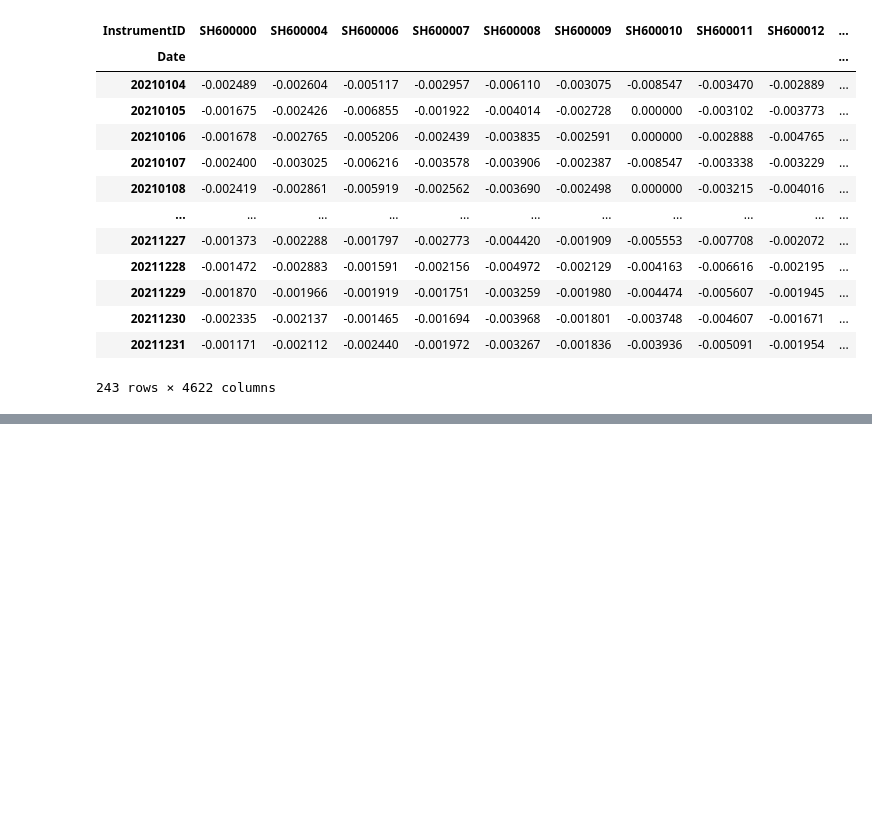
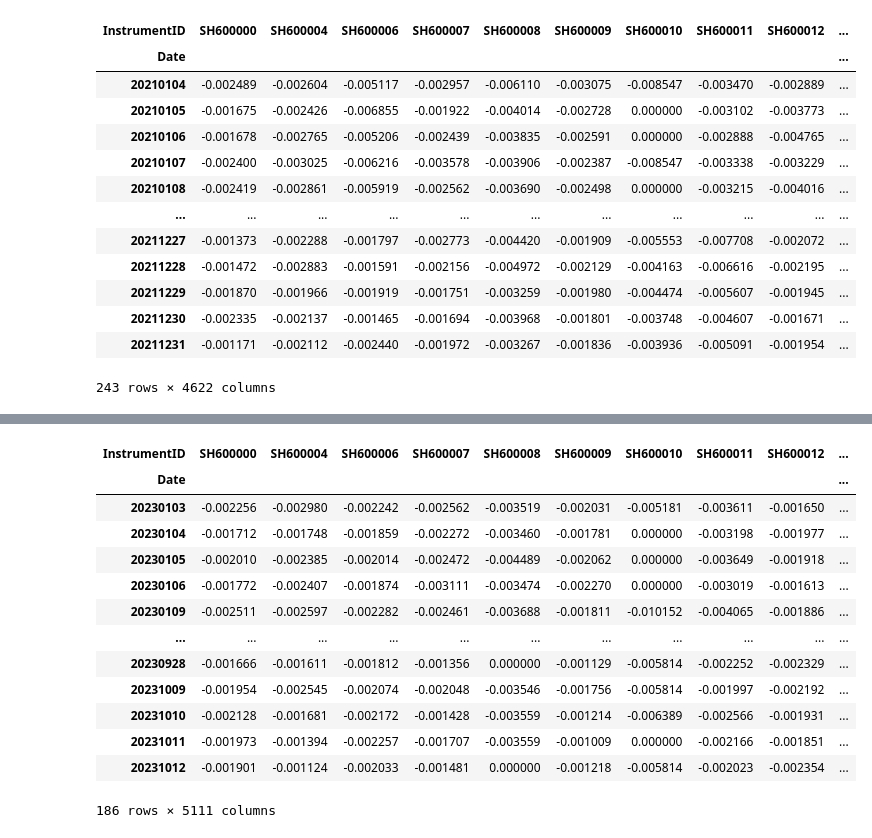
Before and after one commit to ForestMayJun/Quant, a Jupyter notebook: minute_alpha/alpha_interday_cVar.ipynb, the cells around one changed output, grey strips where cells are left out. Cells and saved outputs as stored; diff of their text form; code cells hidden in the pictures; blank space fills up the shorter version.

```diff
--- a/minute_alpha/alpha_interday_cVar.ipynb
+++ b/minute_alpha/alpha_interday_cVar.ipynb
@@ -92,0 +111,18 @@ f2
+# %%
+cvar_neg = min_data_cVaR(open2023)
+cvar_neg
+# %% [output]
+| InstrumentID | SH600000 | SH600004 | SH600006 | SH600007 | SH600008 | SH600009 | SH600010 | SH600011 | SH600012 | ... |
+| Date |  |  |  |  |  |  |  |  |  | ... |
+| 20230103 | -0.002256 | -0.002980 | -0.002242 | -0.002562 | -0.003519 | -0.002031 | -0.005181 | -0.003611 | -0.001650 | ... |
+| 20230104 | -0.001712 | -0.001748 | -0.001859 | -0.002272 | -0.003460 | -0.001781 | 0.000000 | -0.003198 | -0.001977 | ... |
+| 20230105 | -0.002010 | -0.002385 | -0.002014 | -0.002472 | -0.004489 | -0.002062 | 0.000000 | -0.003649 | -0.001918 | ... |
+| 20230106 | -0.001772 | -0.002407 | -0.001874 | -0.003111 | -0.003474 | -0.002270 | 0.000000 | -0.003019 | -0.001613 | ... |
+| 20230109 | -0.002511 | -0.002597 | -0.002282 | -0.002461 | -0.003688 | -0.001811 | -0.010152 | -0.004065 | -0.001886 | ... |
+| ... | ... | ... | ... | ... | ... | ... | ... | ... | ... | ... |
+| 20230928 | -0.001666 | -0.001611 | -0.001812 | -0.001356 | 0.000000 | -0.001129 | -0.005814 | -0.002252 | -0.002329 | ... |
+| 20231009 | -0.001954 | -0.002545 | -0.002074 | -0.002048 | -0.003546 | -0.001756 | -0.005814 | -0.001997 | -0.002192 | ... |
+| 20231010 | -0.002128 | -0.001681 | -0.002172 | -0.001428 | -0.003559 | -0.001214 | -0.006389 | -0.002566 | -0.001931 | ... |
+| 20231011 | -0.001973 | -0.001394 | -0.002257 | -0.001707 | -0.003559 | -0.001009 | 0.000000 | -0.002166 | -0.001851 | ... |
+| 20231012 | -0.001901 | -0.001124 | -0.002033 | -0.001481 | 0.000000 | -0.001218 | -0.005814 | -0.002023 | -0.002354 | ... |
+186 rows × 5111 columns
```
Also changed, not shown: parts of 14 cells of this notebook, 2 other files.
